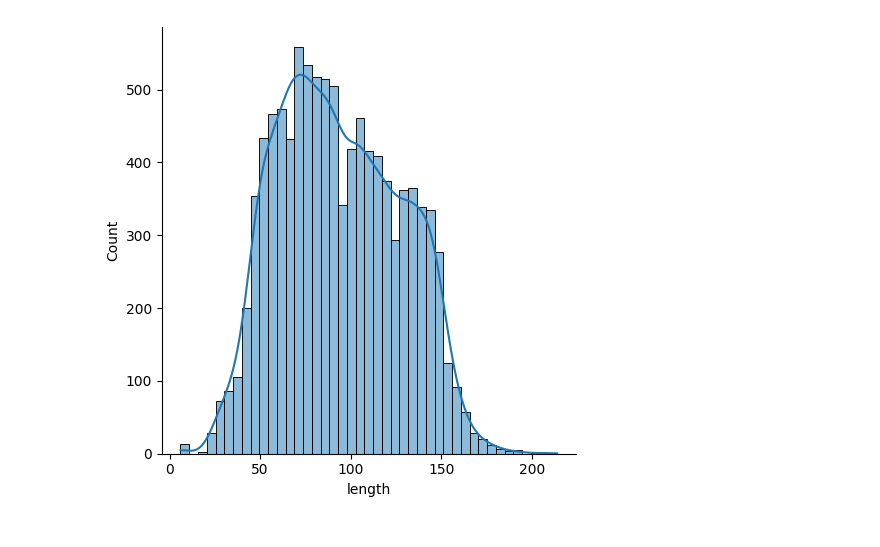
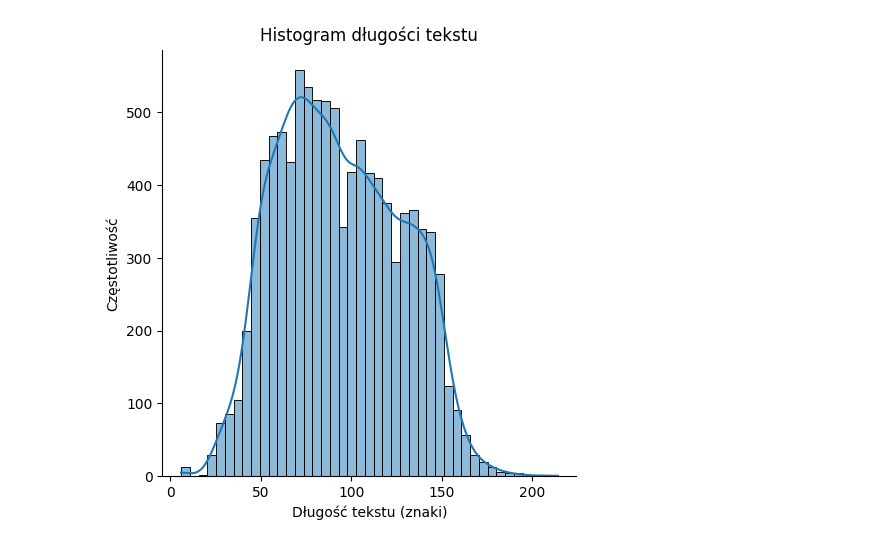
Before and after one commit to szpwski/nlp_poleval_text_classification, a Jupyter notebook: eda.ipynb, the cells around one changed output. Cells and saved outputs as stored; diff of their text form; code cells hidden in the pictures.

```diff
--- a/eda.ipynb
+++ b/eda.ipynb
@@ -54,7 +137,8 @@ df = read_text_files_into_dataframe("data")
 train, test = df.loc[df.split == 'train', ['text', 'label']], df.loc[df.split == 'train', ['text', 'label']]
 # %%
 train['length'] = train.text.apply(lambda row: len(row))
-sns.displot(train.length, kde=True)
+plot = sns.displot(train.length, kde=True)
+update_seaborn_plot_labels_title(plot, xlabel='Długość tekstu (znaki)', ylabel='Częstotliwość', title='Histogram długości tekstu')
 plt.show()
 # %% [output]
-[figure, old version]
+[figure, new version]
```
Also changed, not shown: parts of 19 cells of this notebook, 1 other file.
